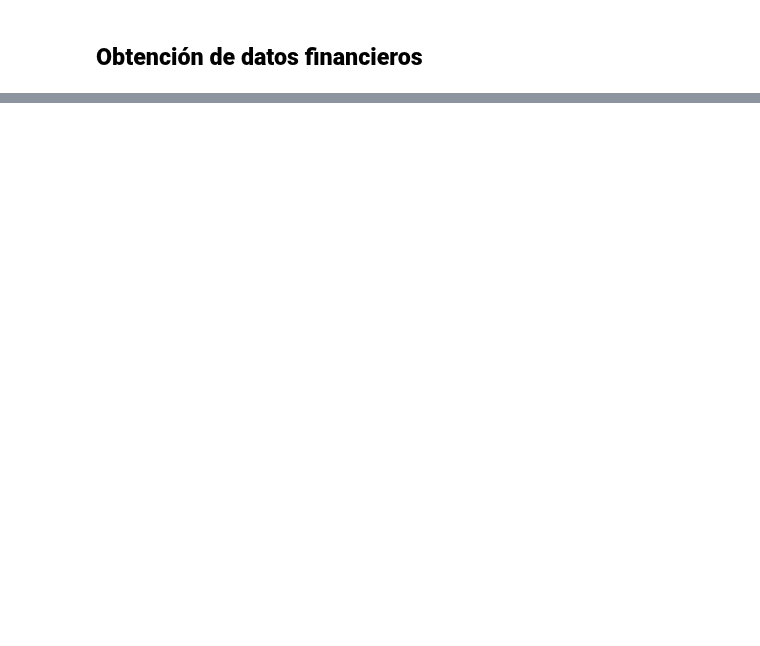
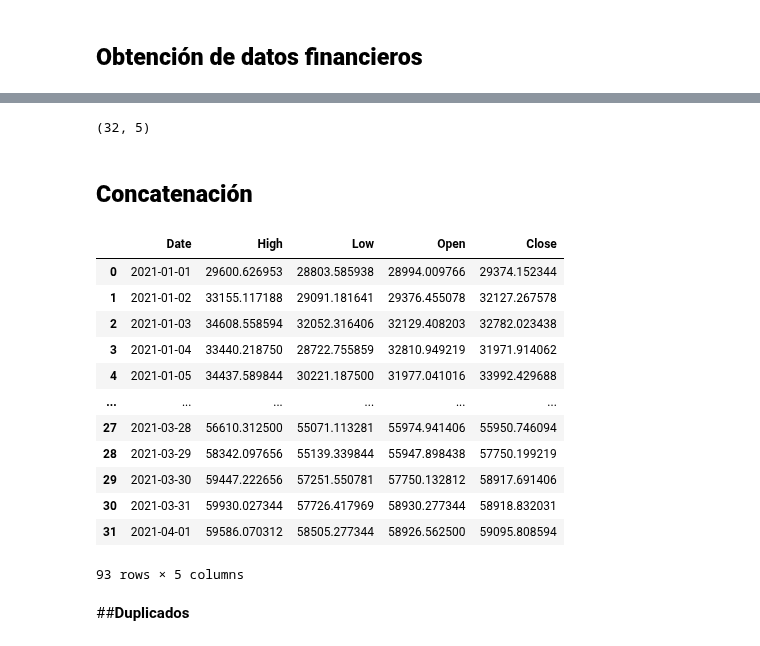
Before and after one commit to cristiandarioortegayubro/BA, a Jupyter notebook: pd_03.ipynb, the cells around one changed output, grey strips where cells are left out. Cells and saved outputs as stored; diff of their text form; code cells hidden in the pictures; blank space fills up the shorter version.

```diff
--- a/pd_03.ipynb
+++ b/pd_03.ipynb
@@ -152,0 +153,5 @@ bitcoin.head()
+# %%
+btc_marzo = dtr.DataReader("BTC-USD", data_source="yahoo", start="2021-03-01", end="2021-03-31")
+btc_marzo.drop(columns=["Volume","Adj Close"], inplace=True)
+btc_marzo.reset_index(inplace=True)
+btc_marzo.head()
@@ -152,0 +165,28 @@ bitcoin.head()
+# %%
+btc_marzo.shape
+# %% [output]
+(32, 5)
+# %% [markdown]
+## **Concatenación**
+# %%
+btc = [btc_enero, btc_febrero, btc_marzo]
+# %%
+bitcoin = pd.concat(btc)
+# %%
+bitcoin
+# %% [output]
+|  | Date | High | Low | Open | Close |
+| 0 | 2021-01-01 | 29600.626953 | 28803.585938 | 28994.009766 | 29374.152344 |
+| 1 | 2021-01-02 | 33155.117188 | 29091.181641 | 29376.455078 | 32127.267578 |
+| 2 | 2021-01-03 | 34608.558594 | 32052.316406 | 32129.408203 | 32782.023438 |
+| 3 | 2021-01-04 | 33440.218750 | 28722.755859 | 32810.949219 | 31971.914062 |
+| 4 | 2021-01-05 | 34437.589844 | 30221.187500 | 31977.041016 | 33992.429688 |
+| ... | ... | ... | ... | ... | ... |
+| 27 | 2021-03-28 | 56610.312500 | 55071.113281 | 55974.941406 | 55950.746094 |
+| 28 | 2021-03-29 | 58342.097656 | 55139.339844 | 55947.898438 | 57750.199219 |
+| 29 | 2021-03-30 | 59447.222656 | 57251.550781 | 57750.132812 | 58917.691406 |
+| 30 | 2021-03-31 | 59930.027344 | 57726.417969 | 58930.277344 | 58918.832031 |
+| 31 | 2021-04-01 | 59586.070312 | 58505.277344 | 58926.562500 | 59095.808594 |
+93 rows × 5 columns
+# %% [markdown]
+##**Duplicados**
```
Also changed, not shown: parts of 14 cells of this notebook.
